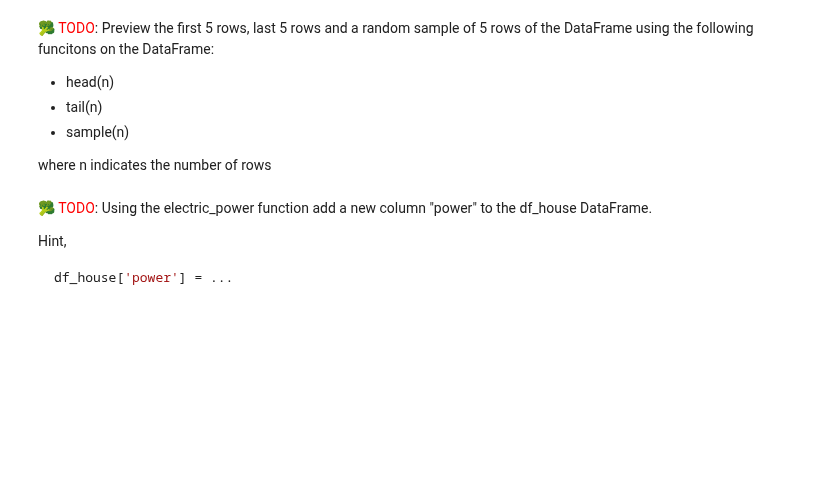
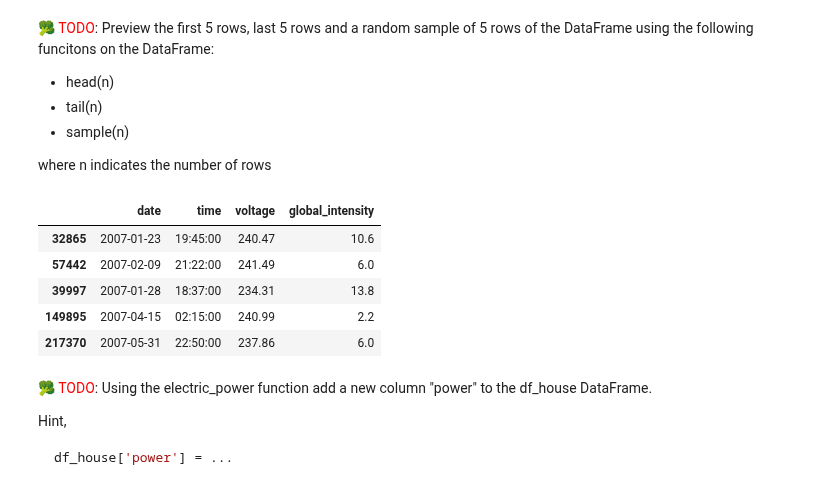
Before and after one commit to otifant/data-analytics-course-zhaw, a Jupyter notebook: lessions/notebook2.1.ipynb, the cells around one changed output. Cells and saved outputs as stored; diff of their text form; code cells hidden in the pictures; blank space fills up the shorter version.

```diff
--- a/lessions/notebook2.1.ipynb
+++ b/lessions/notebook2.1.ipynb
@@ -652,6 +688,19 @@ df_house = pd.read_csv('https://download.data.world/s/tbff7hrltqkyn4zrvzwd3ww4s5
 - sample(n)
 
 where n indicates the number of rows
+# %%
+df_house.head(5)
+
+df_house.tail(5)
+
+df_house.sample(5)
+# %% [output]
+|  | date | time | voltage | global_intensity |
+| 32865 | 2007-01-23 | 19:45:00 | 240.47 | 10.6 |
+| 57442 | 2007-02-09 | 21:22:00 | 241.49 | 6.0 |
+| 39997 | 2007-01-28 | 18:37:00 | 234.31 | 13.8 |
+| 149895 | 2007-04-15 | 02:15:00 | 240.99 | 2.2 |
+| 217370 | 2007-05-31 | 22:50:00 | 237.86 | 6.0 |
 # %% [markdown]
 🥦 <font color='red'>TODO</font>: Using the electric_power  function add a new column "power" to the df_house DataFrame.
 
```
Also changed, not shown: parts of 14 cells of this notebook.
